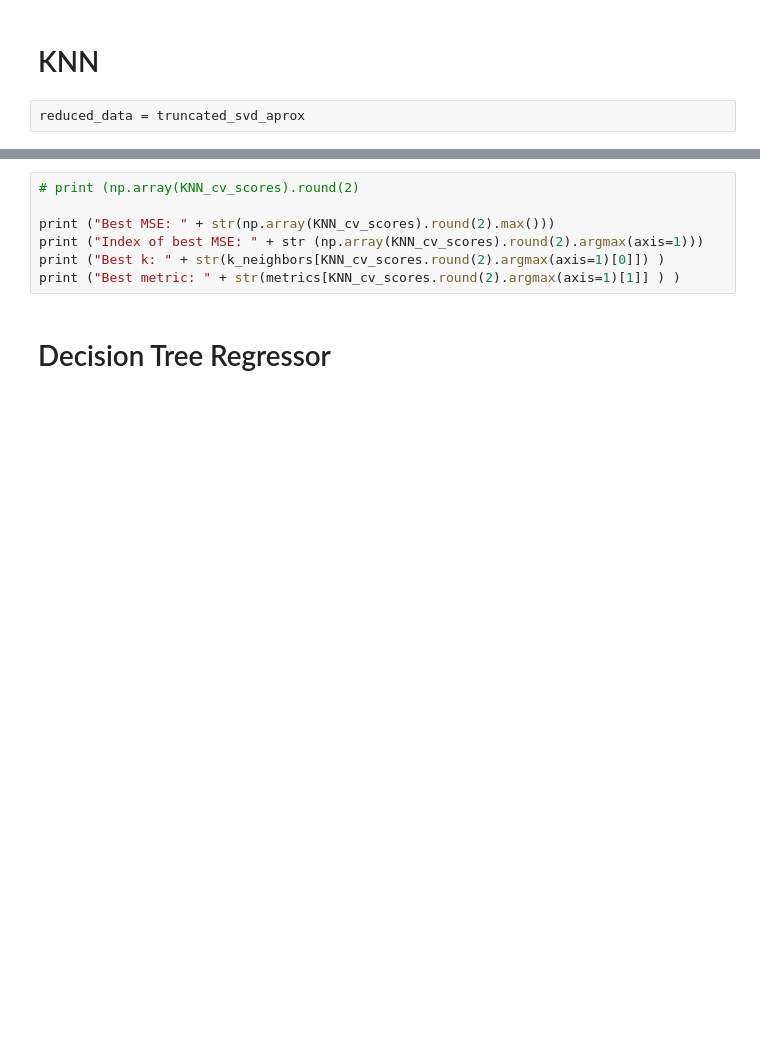
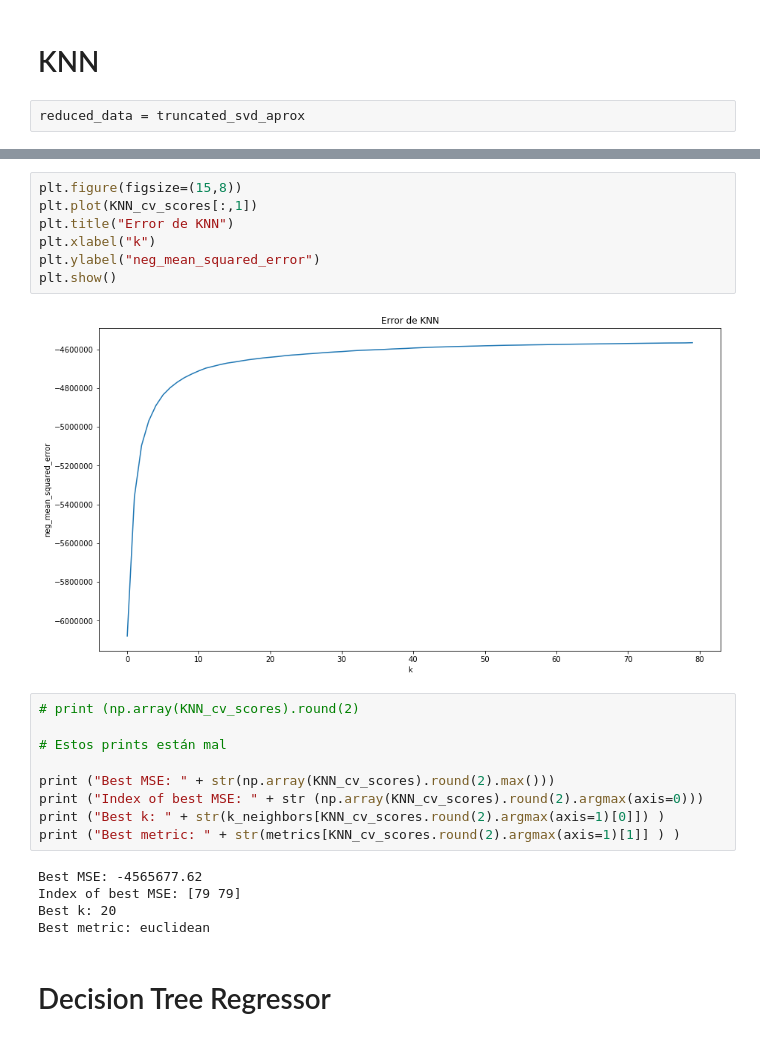
Before and after one commit to Azowyl/TP-Datos, a Jupyter notebook: Pre-procesamiento 03-06.ipynb, the cells around one changed output, grey strips where cells are left out. Saved outputs shown, nothing was run; the diff lists cells and outputs as text; blank space fills up the shorter version.

```diff
--- a/Pre-procesamiento 03-06.ipynb
+++ b/Pre-procesamiento 03-06.ipynb
@@ -180,10 +360,26 @@ KNN_cv_scores.round(2)
+# %%
+plt.figure(figsize=(15,8))
+plt.plot(KNN_cv_scores[:,1])
+plt.title("Error de KNN")
+plt.xlabel("k")
+plt.ylabel("neg_mean_squared_error")
+plt.show()
+# %% [output]
+[figure, added]
 # %%
 # print (np.array(KNN_cv_scores).round(2)
 
+# Estos prints están mal
+
 print ("Best MSE: " + str(np.array(KNN_cv_scores).round(2).max()))
-print ("Index of best MSE: " + str (np.array(KNN_cv_scores).round(2).argmax(axis=1)))
+print ("Index of best MSE: " + str (np.array(KNN_cv_scores).round(2).argmax(axis=0)))
 print ("Best k: " + str(k_neighbors[KNN_cv_scores.round(2).argmax(axis=1)[0]]) )
 print ("Best metric: " + str(metrics[KNN_cv_scores.round(2).argmax(axis=1)[1]] ) )
+# %% [output]
+Best MSE: -4565677.62
+Index of best MSE: [79 79]
+Best k: 20
+Best metric: euclidean
 # %% [markdown]
 # Decision Tree Regressor
 # %%
```
Also changed, not shown: parts of 16 cells of this notebook.
